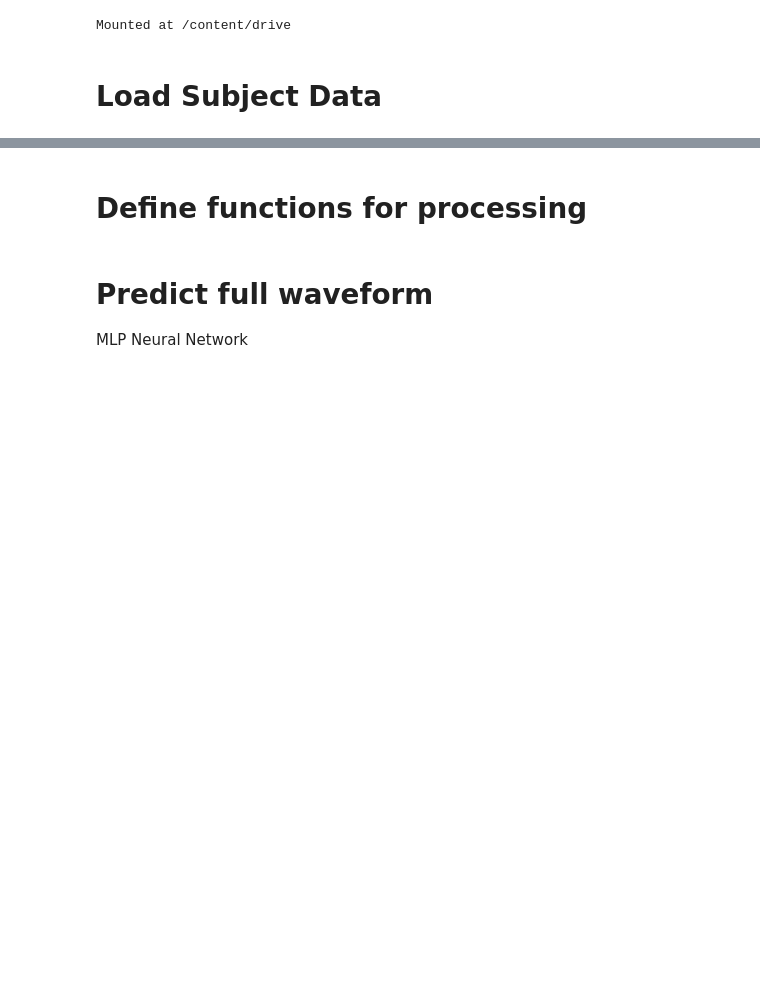
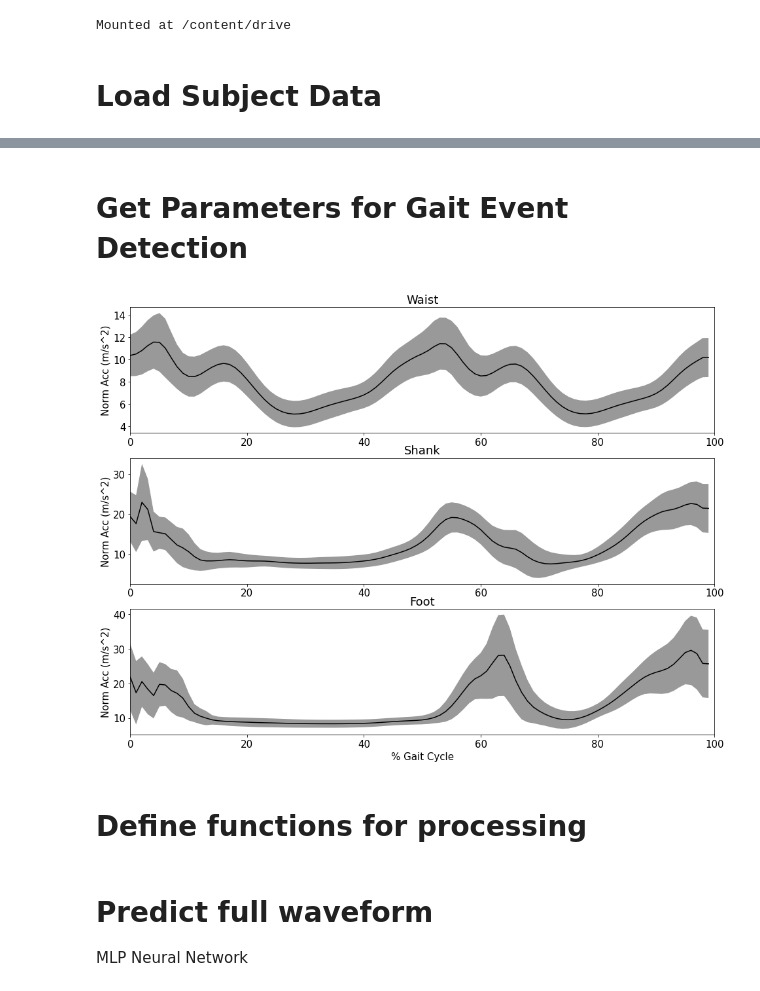
Before and after one commit to peruvianox/Vetta, a Jupyter notebook: MagVect_ML.ipynb, the cells around one changed output, grey strips where cells are left out. Cells and saved outputs as stored; diff of their text form; code cells hidden in the pictures; blank space fills up the shorter version.

```diff
--- a/MagVect_ML.ipynb
+++ b/MagVect_ML.ipynb
@@ -211,3 +208,46 @@ plt.savefig('/content/drive/My Drive/EII-PGB/Data/SyncedData/FigFolder/Inputs.pn
+# %% [markdown]
+# Get Parameters for Gait Event Detection
+# %%
+# plot mean Accs
+
+plt.figure(figsize=(16,12))
+ax1 = plt.subplot(311)
+ax2 = plt.subplot(312)
+ax3 = plt.subplot(313)
+LW = 3
+A = 0.4
+
+# fill in std area
+y1 = np.mean(Waist, axis=1) + np.std(Waist, axis=1)
+y2 = np.mean(Waist, axis=1) - np.std(Waist, axis=1)
+ax1.fill_between(np.arange(len(y1)), y1, y2, fc='k', alpha = A)
+y1 = np.mean(Shank, axis=1) + np.std(Shank, axis=1)
+y2 = np.mean(Shank, axis=1) - np.std(Shank, axis=1)
+ax2.fill_between(np.arange(len(y1)), y1, y2, fc='k', alpha = A)
+y1 = np.mean(Foot, axis=1) + np.std(Foot, axis=1)
+y2 = np.mean(Foot, axis=1) - np.std(Foot, axis=1)
+ax3.fill_between(np.arange(len(y1)), y1, y2, fc='k', alpha = A)
+
+# plot means
+ax1.plot(np.mean(Waist, axis=1),'-k')
+ax2.plot(np.mean(Shank, axis=1),'-k')
+ax3.plot(np.mean(Foot, axis=1),'-k')
+
+# edit axes
+ax1.set_title('Waist')
+ax1.set_xlim([0, 100])
+ax1.set_ylabel('Norm Acc (m/s^2)')
+ax2.set_title('Shank')
+ax2.set_xlim([0, 100])
+ax2.set_ylabel('Norm Acc (m/s^2)')
+ax3.set_title('Foot')
+ax3.set_xlim([0, 100])
+ax3.set_ylabel('Norm Acc (m/s^2)')
+ax3.set_xlabel('% Gait Cycle')
+
+plt.savefig('/content/drive/My Drive/EII-PGB/Data/SyncedData/FigFolder/Input_Avgs.png')
+# %% [output]
+[figure, added]
 # %% [markdown]
 # Define functions for processing
 # %%
```
Also changed, not shown: parts of 42 cells of this notebook.
